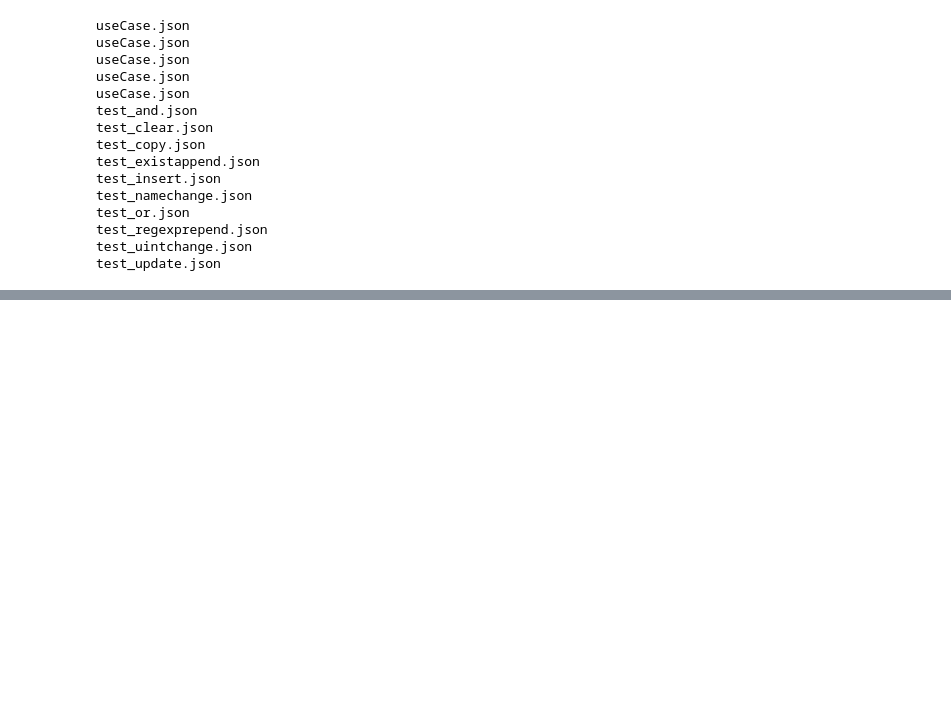
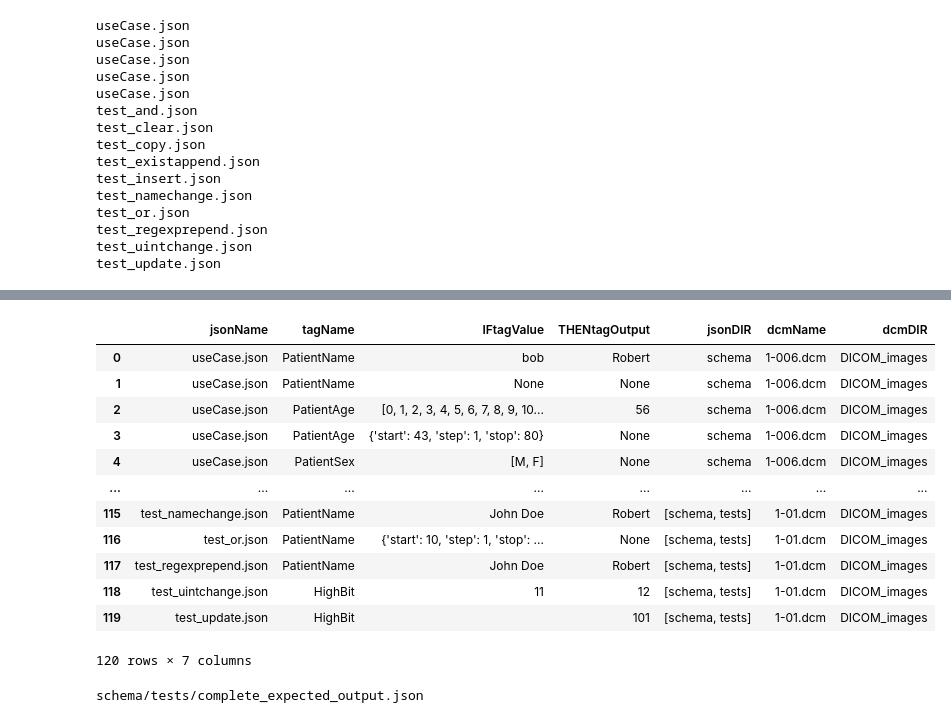
Before and after one commit to Extensible-Clinical-Imaging-QC-Tool/ECIQC, a Jupyter notebook: schema/DF_from_JSON.ipynb, the cells around one changed output, grey strips where cells are left out. Saved outputs shown, nothing was run; the diff lists cells and outputs as text; code cells hidden in the pictures; blank space fills up the shorter version.

```diff
--- a/schema/DF_from_JSON.ipynb
+++ b/schema/DF_from_JSON.ipynb
@@ -257,0 +262,16 @@ json_df
+# %%
+### loop over folder of dicom images
+
+dcm_dir = "DICOM_images"
+
+complete_json_df = pd.DataFrame()
+
+for file in os.listdir(dcm_dir):
+    if file.endswith(".dcm"):
+        print(file)
+        json_append = json_df.copy()
+
+        json_append["dcmName"] = file
+        json_append["dcmDIR"] = dcm_dir
+
+        complete_json_df = pd.concat([complete_json_df,json_append], ignore_index=True)
@@ -257,0 +287,16 @@ json_df
+# %%
+complete_json_df
+# %% [output]
+|  | jsonName | tagName | IFtagValue | THENtagOutput | jsonDIR | dcmName | dcmDIR |
+| 0 | useCase.json | PatientName | bob | Robert | schema | 1-006.dcm | DICOM_images |
+| 1 | useCase.json | PatientName | None | None | schema | 1-006.dcm | DICOM_images |
+| 2 | useCase.json | PatientAge | [0, 1, 2, 3, 4, 5, 6, 7, 8, 9, 10... | 56 | schema | 1-006.dcm | DICOM_images |
+| 3 | useCase.json | PatientAge | {'start': 43, 'step': 1, 'stop': 80} | None | schema | 1-006.dcm | DICOM_images |
+| 4 | useCase.json | PatientSex | [M, F] | None | schema | 1-006.dcm | DICOM_images |
+| ... | ... | ... | ... | ... | ... | ... | ... |
+| 115 | test_namechange.json | PatientName | John Doe | Robert | [schema, tests] | 1-01.dcm | DICOM_images |
+| 116 | test_or.json | PatientName | {'start': 10, 'step': 1, 'stop': ... | None | [schema, tests] | 1-01.dcm | DICOM_images |
+| 117 | test_regexprepend.json | PatientName | John Doe | Robert | [schema, tests] | 1-01.dcm | DICOM_images |
+| 118 | test_uintchange.json | HighBit | 11 | 12 | [schema, tests] | 1-01.dcm | DICOM_images |
+| 119 | test_update.json | HighBit |  | 101 | [schema, tests] | 1-01.dcm | DICOM_images |
+120 rows × 7 columns
@@ -257,0 +310,4 @@ json_df
+# %%
+print(output_name)
+# %% [output]
+schema/tests/complete_expected_output.json
```
Also changed, not shown: parts of 17 cells of this notebook, 2 other files.
